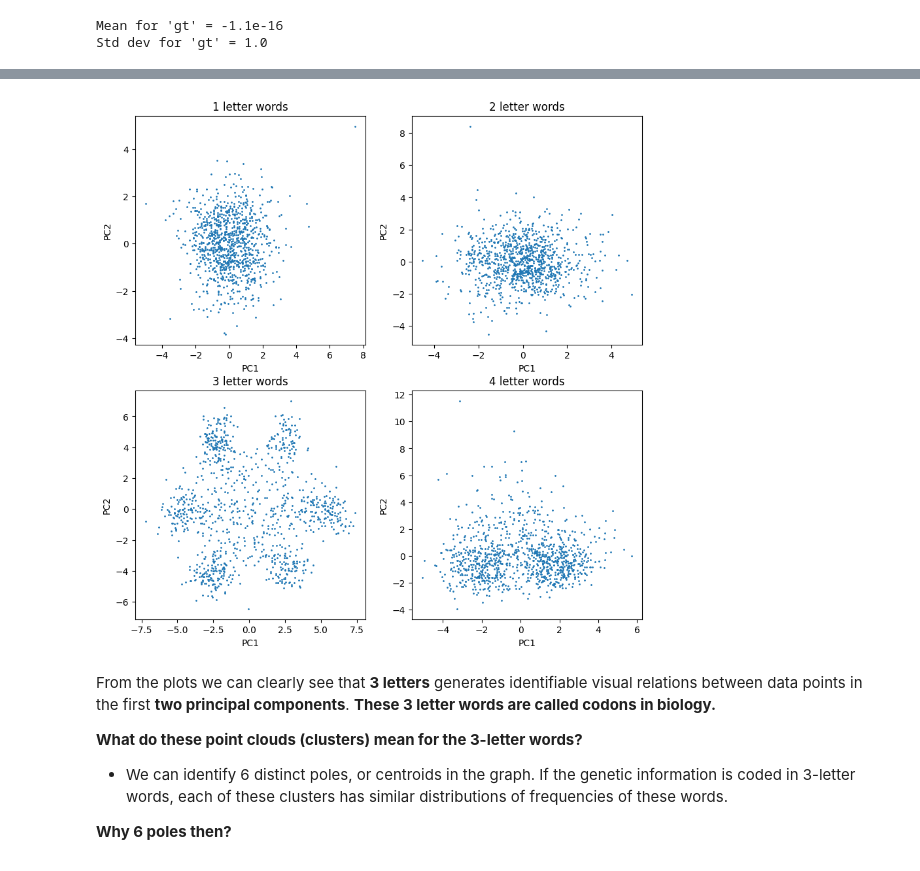
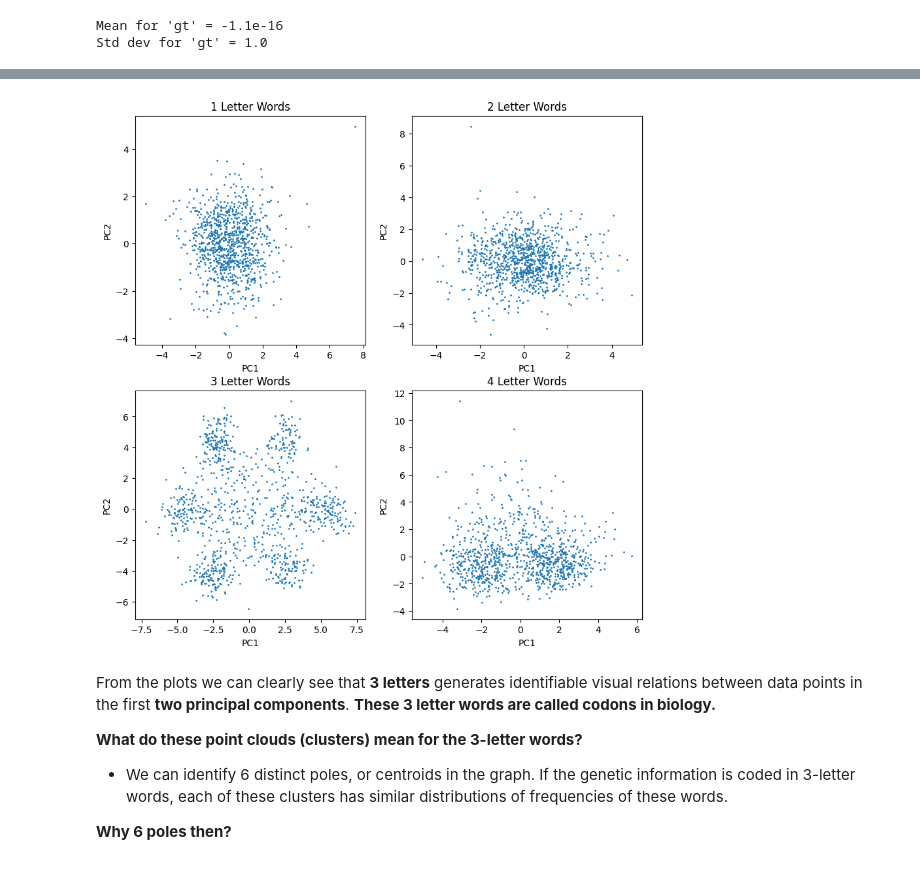
Before and after one commit to rbarrimond/great-learning, a Jupyter notebook: src/week-3-making-sense-of-unstructured-data/PCA+and+K-Means+Decipher+Genome.ipynb, the cells around one changed output, grey strips where cells are left out. Drawn from its saved outputs; the diff is of its cells as text; code cells hidden in the pictures.

```diff
--- a/src/week-3-making-sense-of-unstructured-data/PCA+and+K-Means+Decipher+Genome.ipynb
+++ b/src/week-3-making-sense-of-unstructured-data/PCA+and+K-Means+Decipher+Genome.ipynb
@@ -263,21 +263,21 @@ Explained variance for 4 letters:  2.93%
 # %%
 # now we finally need to plot these tables to try to find correlations visually
 import matplotlib.pyplot as plt
 
 plt.figure(figsize=(10,10))
 
 for i in range(1,5):
     plt.subplot(2,2,i)
     x = pCompTables[i].loc[:,'pc1']
     y = pCompTables[i].loc[:,'pc2']
     plt.scatter(x,y, s = 1)
     plt.xlabel('PC1')
     plt.ylabel('PC2')
-    plt.title(f'{i} letter words')
+    plt.title(f'{i} Letter Words')
 
 plt.show()
 # %% [output]
-[figure, old version]
+[figure, new version]
 # %% [markdown]
 From the plots we can clearly see that **3 letters** generates identifiable visual relations between data points in the first **two principal components**. **These 3 letter words are called codons in biology.**
 
```
Also changed, not shown: parts of 2 cells of this notebook.
